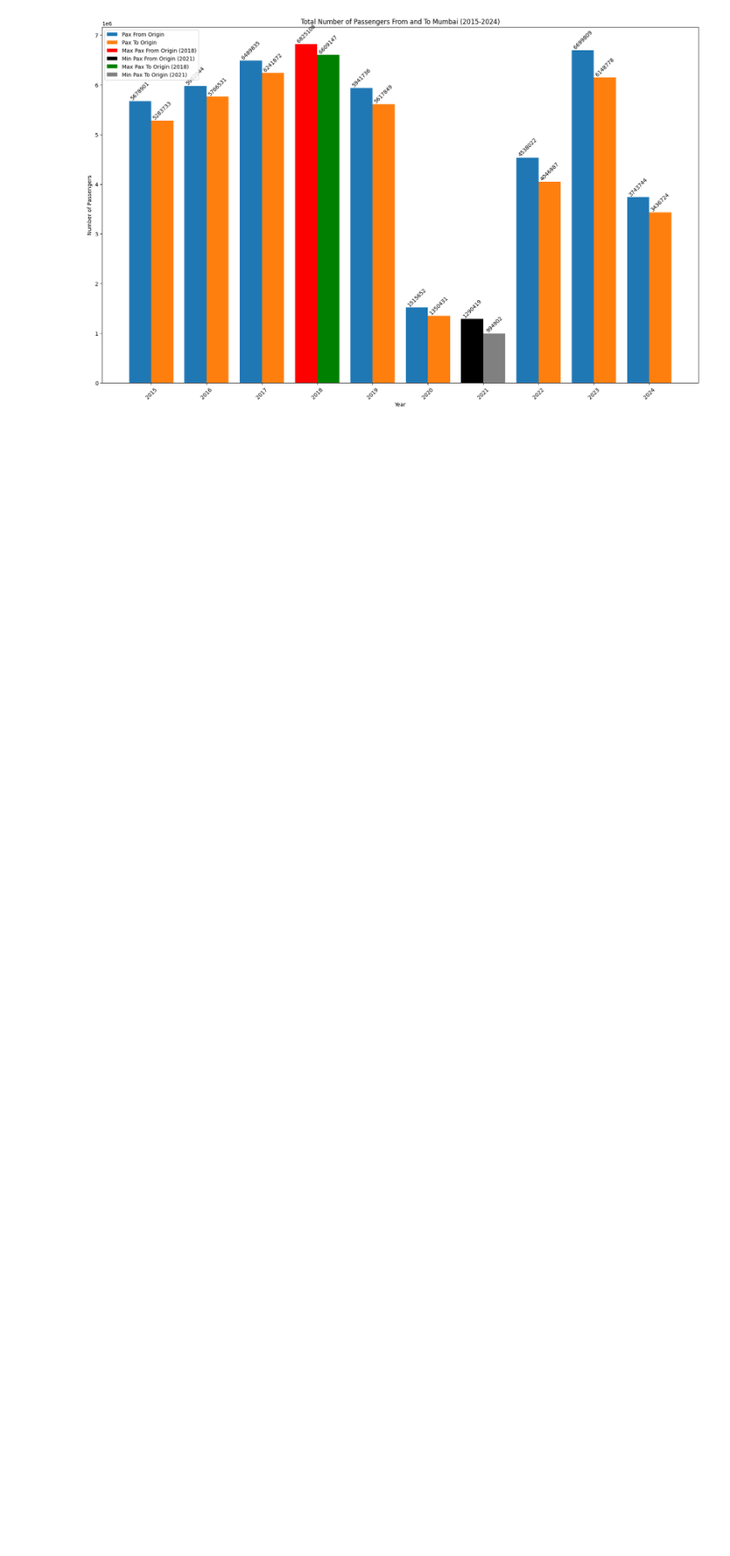
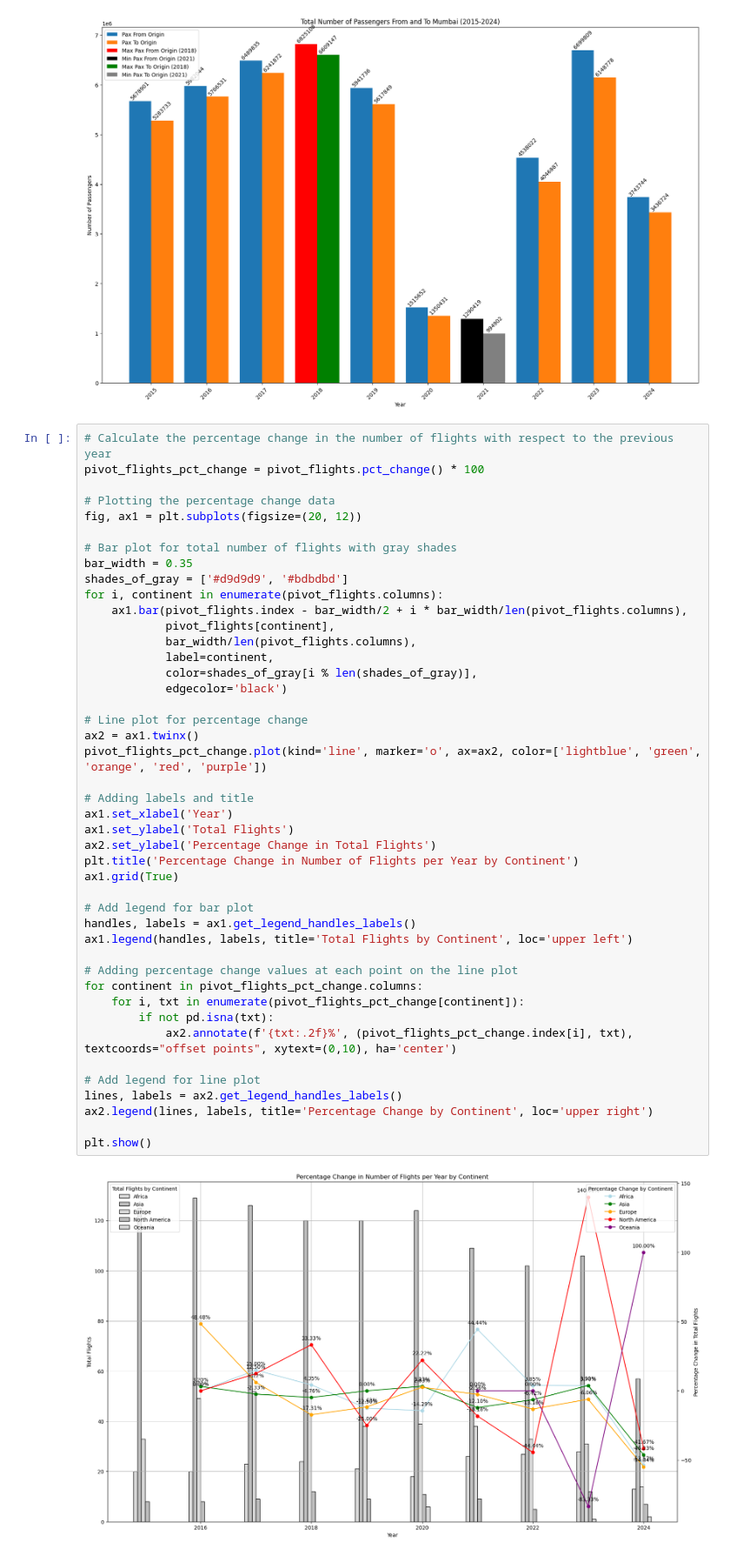
Before and after one commit to rushiraj070/Mumbai_Airport-International_Flight_Analysis, a Jupyter notebook: notebooks/visualization.ipynb, the cells around one changed output. Shown at 87% size. Drawn from its saved outputs; the diff is of its cells as text; blank space fills up the shorter version.

```diff
--- a/notebooks/visualization.ipynb
+++ b/notebooks/visualization.ipynb
@@ -746,3 +708,49 @@ for bar in bars2:
 plt.show()
 # %% [output]
 [figure]
+# %%
+# Calculate the percentage change in the number of flights with respect to the previous year
+pivot_flights_pct_change = pivot_flights.pct_change() * 100
+
+# Plotting the percentage change data
+fig, ax1 = plt.subplots(figsize=(20, 12))
+
+# Bar plot for total number of flights with gray shades
+bar_width = 0.35
+shades_of_gray = ['#d9d9d9', '#bdbdbd']
+for i, continent in enumerate(pivot_flights.columns):
+    ax1.bar(pivot_flights.index - bar_width/2 + i * bar_width/len(pivot_flights.columns),
+            pivot_flights[continent],
+            bar_width/len(pivot_flights.columns),
+            label=continent,
+            color=shades_of_gray[i % len(shades_of_gray)],
+            edgecolor='black')
+
+# Line plot for percentage change
+ax2 = ax1.twinx()
+pivot_flights_pct_change.plot(kind='line', marker='o', ax=ax2, color=['lightblue', 'green', 'orange', 'red', 'purple'])
+
+# Adding labels and title
+ax1.set_xlabel('Year')
+ax1.set_ylabel('Total Flights')
+ax2.set_ylabel('Percentage Change in Total Flights')
+plt.title('Percentage Change in Number of Flights per Year by Continent')
+ax1.grid(True)
+
+# Add legend for bar plot
+handles, labels = ax1.get_legend_handles_labels()
+ax1.legend(handles, labels, title='Total Flights by Continent', loc='upper left')
+
+# Adding percentage change values at each point on the line plot
+for continent in pivot_flights_pct_change.columns:
+    for i, txt in enumerate(pivot_flights_pct_change[continent]):
+        if not pd.isna(txt):
+            ax2.annotate(f'{txt:.2f}%', (pivot_flights_pct_change.index[i], txt), textcoords="offset points", xytext=(0,10), ha='center')
+
+# Add legend for line plot
+lines, labels = ax2.get_legend_handles_labels()
+ax2.legend(lines, labels, title='Percentage Change by Continent', loc='upper right')
+
+plt.show()
+# %% [output]
+[figure, added]
```
Also changed, not shown: parts of 17 cells of this notebook.
